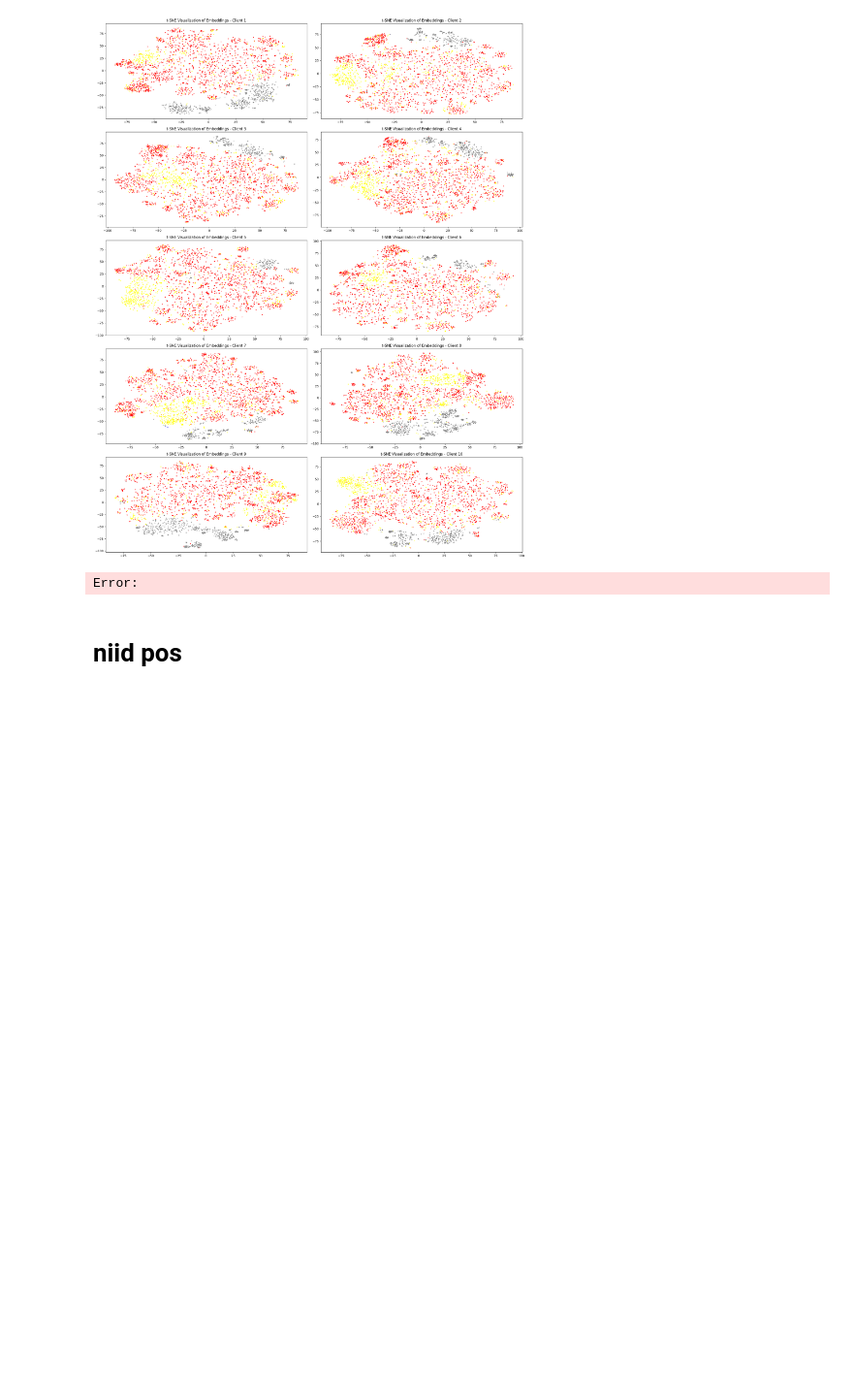
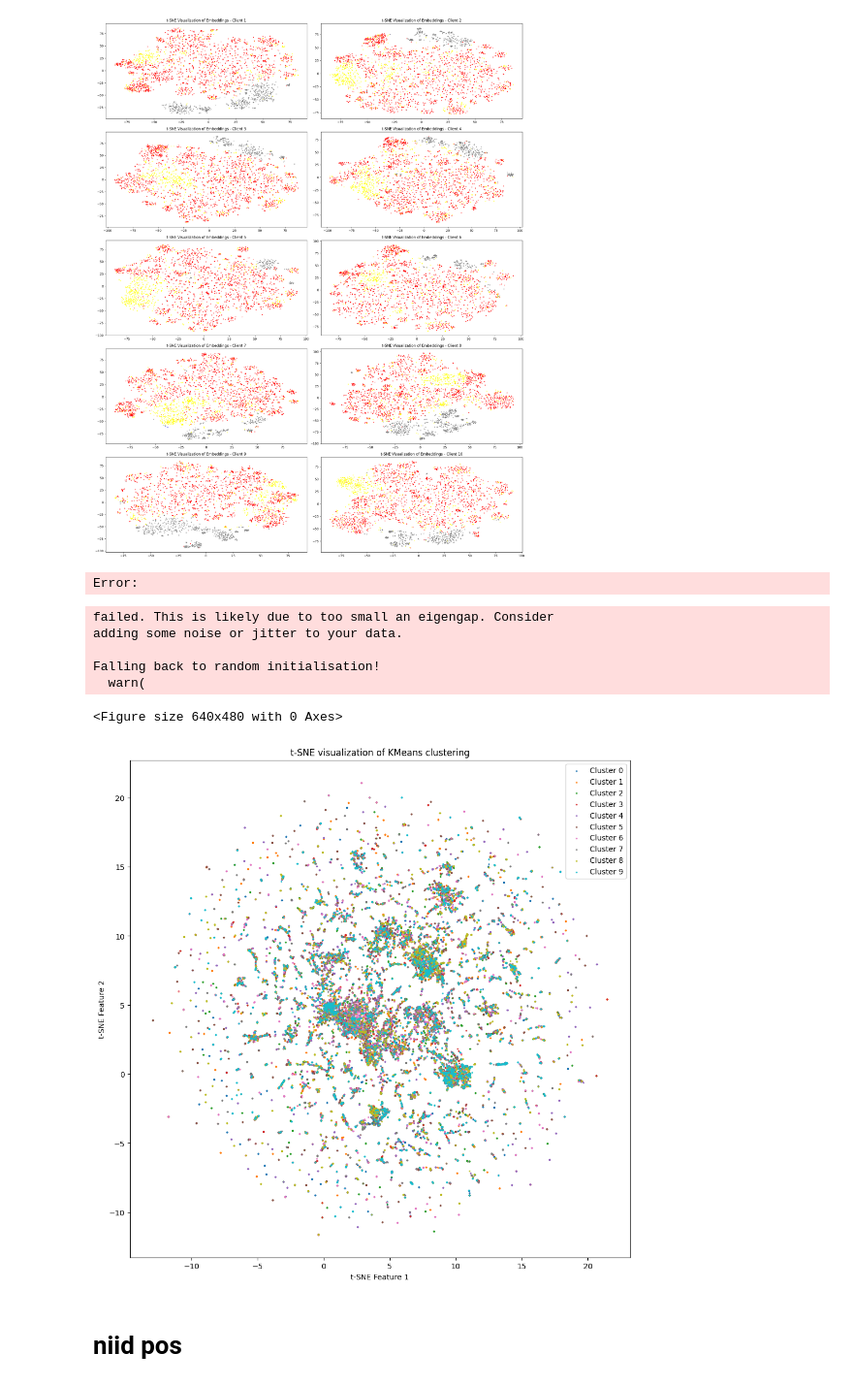
Before and after one commit to LEON-gittech/Cherry_LLM, a Jupyter notebook: non-iid.ipynb, the cells around one changed output. Shown at 97% size. Saved outputs shown, nothing was run; the diff lists cells and outputs as text; code cells hidden in the pictures; blank space fills up the shorter version.

```diff
--- a/non-iid.ipynb
+++ b/non-iid.ipynb
@@ -76,36 +90,45 @@ Error:
 # %%
 root = "/mnt/bn/data-tns-live-llm/leon/datasets/fed_data/"
 datas = []
 for i in range(10):
     datas.append(load_from_disk(f"{root}/pos_{i}.parquet"))
 
 # 遍历数据并进行 t-SNE 可视化
 embeddings = []
 labels = []
 for i, data in enumerate(datas):
     embedding = model.encode(data["instruction"])
     embeddings.extend(embedding)
-    labels.extend([i*len(embedding)])
+    labels.extend([i]*len(embedding))
 
-embeddins = np.array(embeddings)
-tsne_model = TSNE(n_components=2, random_state=0, metric='cosine')
-tsne_results = tsne_model.fit_transform(embeddings)
+embeddings = np.array(embeddings)
+labels = np.array(labels)
+umap_model = umap.UMAP(n_components=2, metric='cosine')
+umap_results = umap_model.fit_transform(embeddings)
 # 调整子图间距
 plt.tight_layout()
 # 展示所有子图
 plt.show()
 
 plt.figure(figsize=(12, 12))
 for i in range(10):
     # 选择属于当前簇的点
-    points = tsne_results[labels == i]
+    points = umap_results[labels == i]
     # 绘制这些点，并用不同的颜色进行区分
     plt.scatter(points[:, 0], points[:, 1], label=f'Cluster {i}', s=2, alpha=0.7)
 
 plt.title('t-SNE visualization of KMeans clustering')
 plt.xlabel('t-SNE Feature 1')
 plt.ylabel('t-SNE Feature 2')
 plt.legend()
 plt.show()
+# %% [output]
+failed. This is likely due to too small an eigengap. Consider
+adding some noise or jitter to your data.
+
+Falling back to random initialisation!
+  warn(
+<Figure size 640x480 with 0 Axes>
+[figure, added]
 # %% [markdown]
 # niid pos
```
Also changed, not shown: parts of 13 cells of this notebook.
